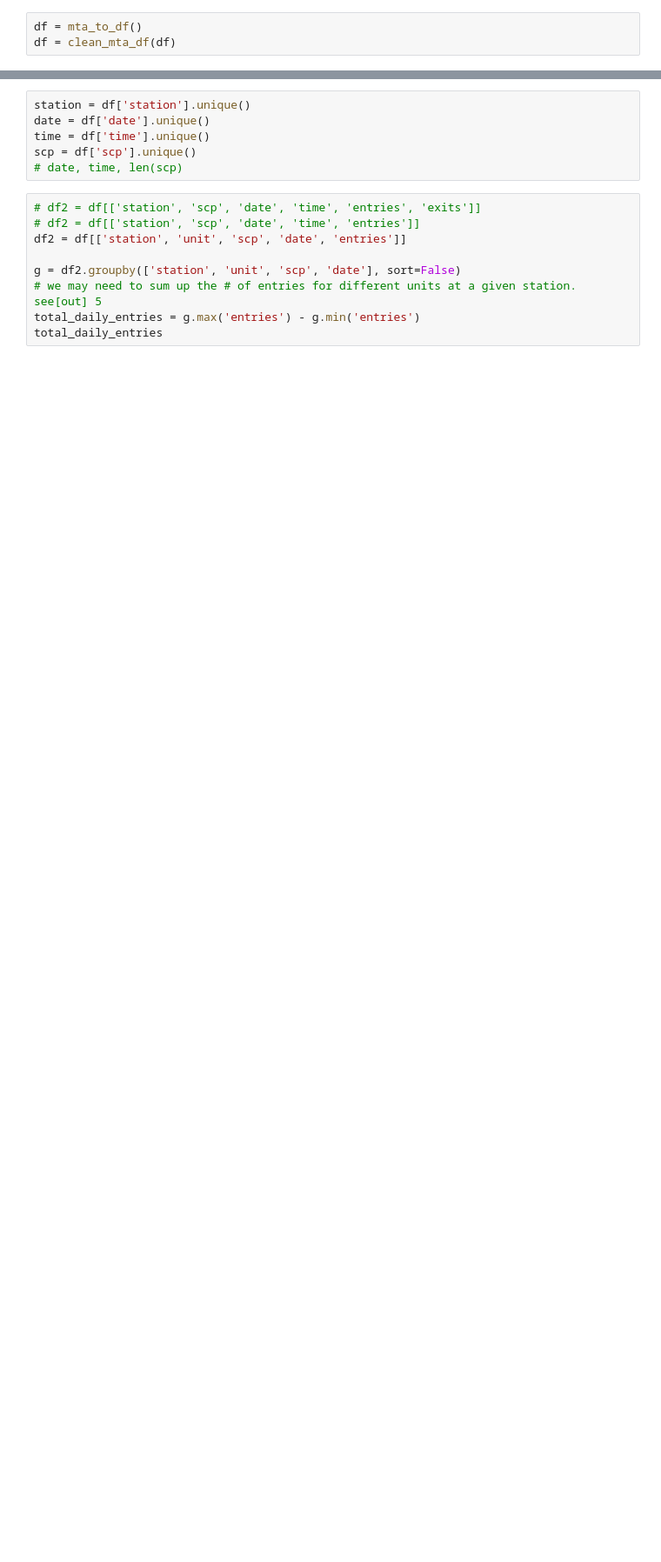
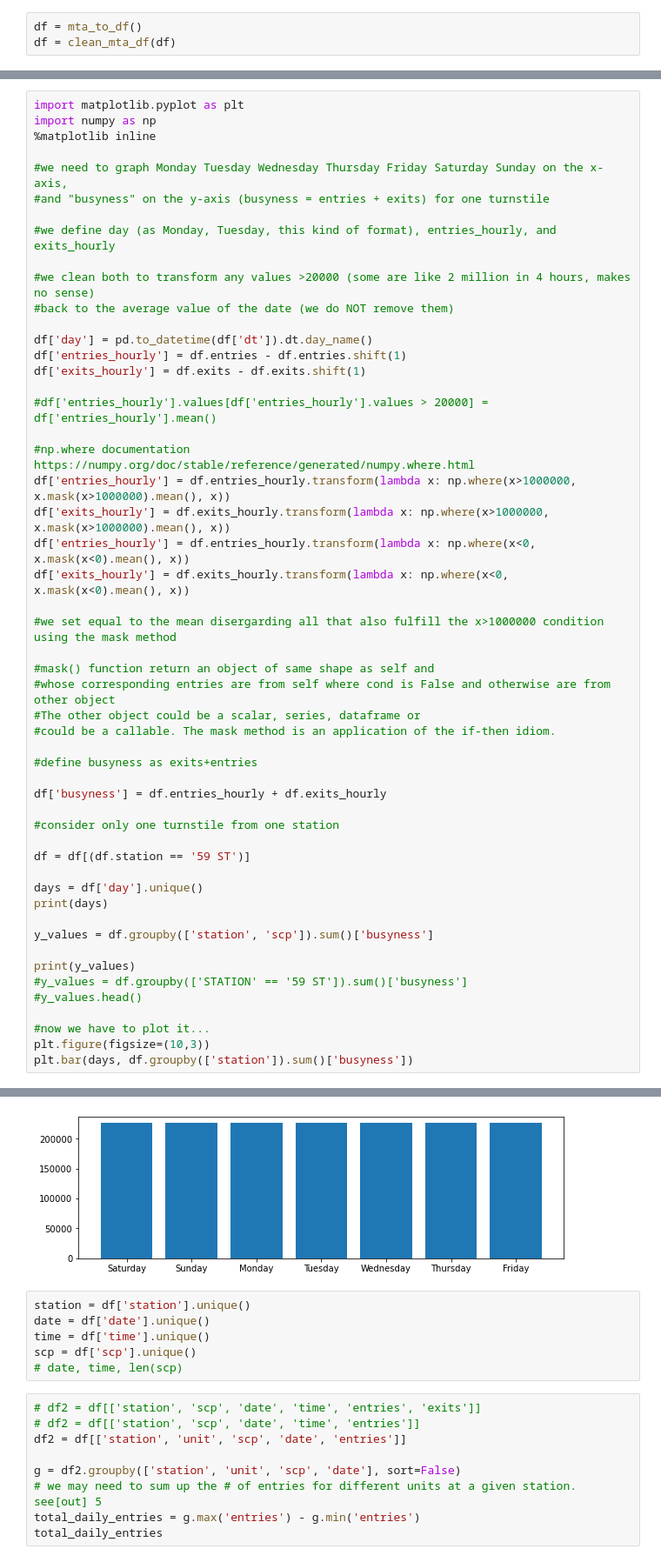
Before and after one commit to weizhao-BME/metis-project1, a Jupyter notebook: exploration_wei.ipynb, the cells around one changed output, grey strips where cells are left out. Shown at 87% size. Drawn from its saved outputs; the diff is of its cells as text; blank space fills up the shorter version.

```diff
--- a/exploration_wei.ipynb
+++ b/exploration_wei.ipynb
@@ -75,3 +75,56 @@ df[(df.station == '59 ST') & (df.scp == '00-03-02') & (df.date == '10/24/2020')]
 | 167657 | R245 | R051 | 00-03-02 | 59 ST | 456NQRW | IRT | 10/24/2020 | 12 | REGULAR | 1040892026 | 734939741 | ... |
 | 167658 | R245 | R051 | 00-03-02 | 59 ST | 456NQRW | IRT | 10/24/2020 | 16 | REGULAR | 1040892056 | 734939595 | ... |
 | 167659 | R245 | R051 | 00-03-02 | 59 ST | 456NQRW | IRT | 10/24/2020 | 20 | REGULAR | 1040892097 | 734939509 | ... |
+# %%
+import matplotlib.pyplot as plt
+import numpy as np
+%matplotlib inline
+
+#we need to graph Monday Tuesday Wednesday Thursday Friday Saturday Sunday on the x-axis,
+#and "busyness" on the y-axis (busyness = entries + exits) for one turnstile
+
+#we define day (as Monday, Tuesday, this kind of format), entries_hourly, and exits_hourly
+
+#we clean both to transform any values >20000 (some are like 2 million in 4 hours, makes no sense)
+#back to the average value of the date (we do NOT remove them)
+
+df['day'] = pd.to_datetime(df['dt']).dt.day_name()
+df['entries_hourly'] = df.entries - df.entries.shift(1)
+df['exits_hourly'] = df.exits - df.exits.shift(1)
+
+#df['entries_hourly'].values[df['entries_hourly'].values > 20000] = df['entries_hourly'].mean()
+
+#np.where documentation https://numpy.org/doc/stable/reference/generated/numpy.where.html
+df['entries_hourly'] = df.entries_hourly.transform(lambda x: np.where(x>1000000, x.mask(x>1000000).mean(), x))
+df['exits_hourly'] = df.exits_hourly.transform(lambda x: np.where(x>1000000, x.mask(x>1000000).mean(), x))
+df['entries_hourly'] = df.entries_hourly.transform(lambda x: np.where(x<0, x.mask(x<0).mean(), x))
+df['exits_hourly'] = df.exits_hourly.transform(lambda x: np.where(x<0, x.mask(x<0).mean(), x))
+
+#we set equal to the mean disergarding all that also fulfill the x>1000000 condition using the mask method
+
+#mask() function return an object of same shape as self and
+#whose corresponding entries are from self where cond is False and otherwise are from other object
+#The other object could be a scalar, series, dataframe or
+#could be a callable. The mask method is an application of the if-then idiom.
+
+#define busyness as exits+entries
+
+df['busyness'] = df.entries_hourly + df.exits_hourly
+
+#consider only one turnstile from one station
+
+df = df[(df.station == '59 ST')]
+
+days = df['day'].unique()
+print(days)
+
+y_values = df.groupby(['station', 'scp']).sum()['busyness']
+
+print(y_values)
+#y_values = df.groupby(['STATION' == '59 ST']).sum()['busyness']
+#y_values.head()
+
+#now we have to plot it...
+plt.figure(figsize=(10,3))
+plt.bar(days, df.groupby(['station']).sum()['busyness'])
+# %% [output]
@@ -78,3 +136,4 @@ df[(df.station == '59 ST') & (df.scp == '00-03-02') & (df.date == '10/24/2020')]
+[figure, added]
 # %%
 station = df['station'].unique()
 date = df['date'].unique()
```
Also changed, not shown: parts of 3 cells of this notebook.
